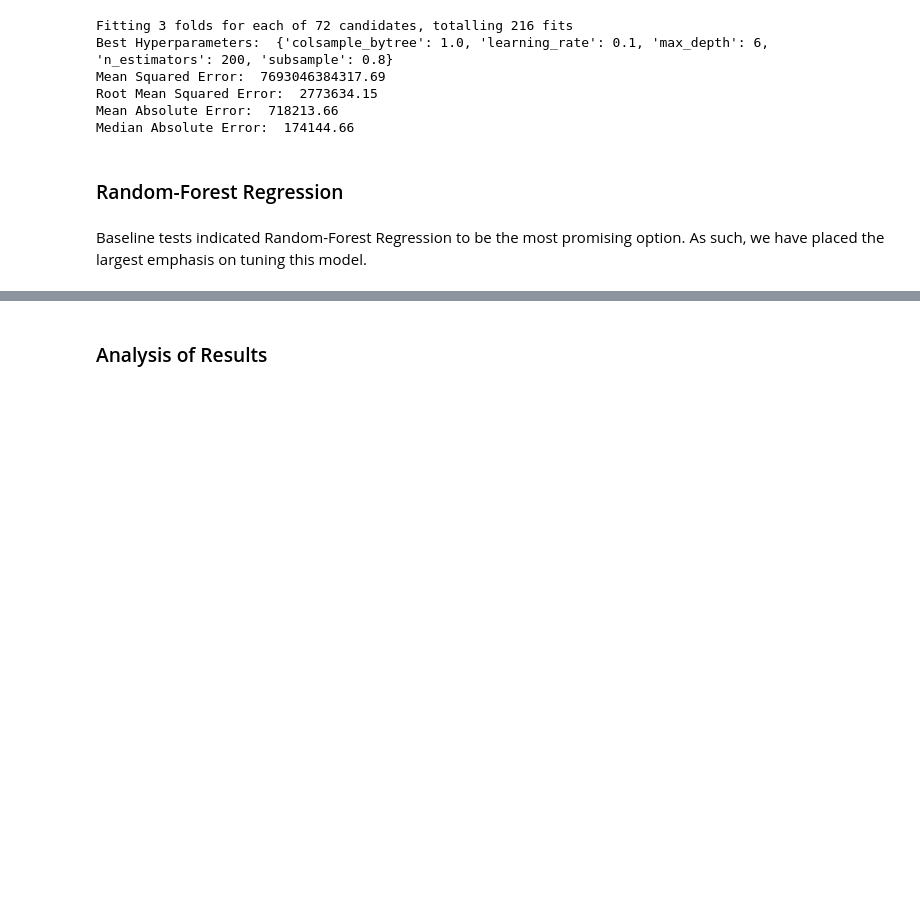
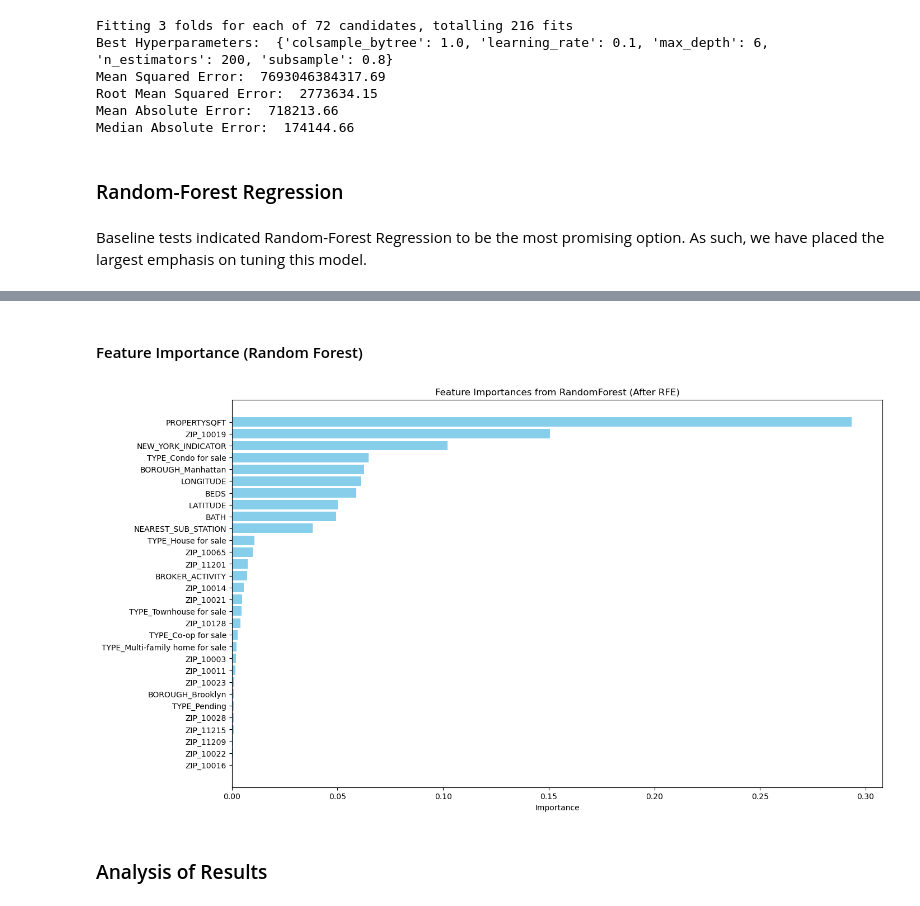
Before and after one commit to TrevorChartier/RealEstateRegression, a Jupyter notebook: RealEstateRegression.ipynb, the cells around one changed output, grey strips where cells are left out. Cells and saved outputs as stored; diff of their text form; code cells hidden in the pictures; blank space fills up the shorter version.

```diff
--- a/RealEstateRegression.ipynb
+++ b/RealEstateRegression.ipynb
@@ -819,3 +868,28 @@ feature_importance
+# %% [markdown]
+#### Feature Importance (Random Forest)
+# %%
+importances = best.named_steps['model'].feature_importances_
+
+selected_features = best.named_steps['feature_selection'].support_
+feature_names = X_train.columns[selected_features]
+
+
+sorted_idx = np.argsort(importances)[::-1] # sort importances in descending order
+
+
+feature_importance = pd.DataFrame({
+    'Feature': feature_names[sorted_idx],
+    'Importance': importances[sorted_idx]
+}).sort_values(by='Importance', ascending=False)
+
+plt.figure(figsize=(15,9))
+plt.barh(feature_importance['Feature'], feature_importance['Importance'], color='skyblue')
+plt.xlabel('Importance')
+plt.title('Feature Importances from RandomForest (After RFE)')
+plt.gca().invert_yaxis()
+plt.show()
+# %% [output]
+[figure, added]
 # %% [markdown]
 ### Analysis of Results
 # %%
```
Also changed, not shown: parts of 19 cells of this notebook.
